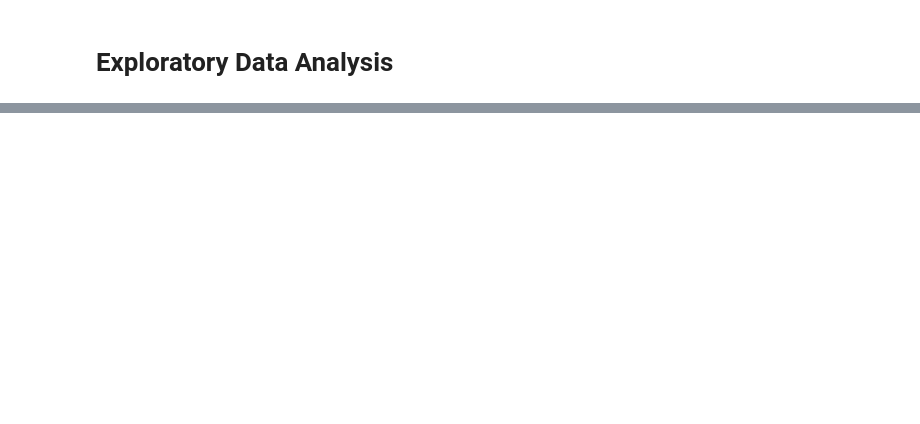
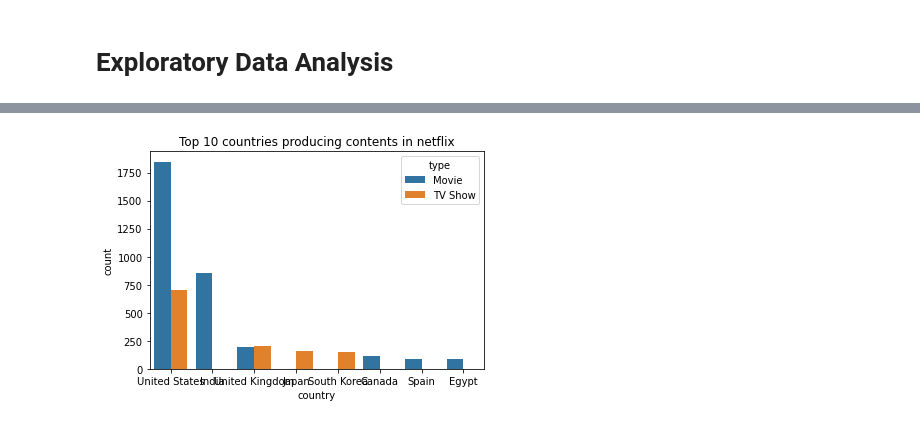
Before and after one commit to smkmohsin/NETFLIX-MOVIES-AND-TV-SHOWS-CLUSTERING, a Jupyter notebook: NETFLIX_MOVIES_AND_TV_SHOWS_CLUSTERING_Sheikh_Mohsin_Kader.ipynb, the cells around one changed output, grey strips where cells are left out. Cells and saved outputs as stored; diff of their text form; code cells hidden in the pictures; blank space fills up the shorter version.

```diff
--- a/NETFLIX_MOVIES_AND_TV_SHOWS_CLUSTERING_Sheikh_Mohsin_Kader.ipynb
+++ b/NETFLIX_MOVIES_AND_TV_SHOWS_CLUSTERING_Sheikh_Mohsin_Kader.ipynb
@@ -183,0 +192,4 @@ sns.countplot('country', hue='type' ,data=dataset)
+# %%
+# Top 10 countries producing contents in netflix
+top_10_country =  dataset[['country','type']].value_counts()[:10].reset_index().rename(columns={0: 'count'})
+top_10_country
@@ -183,0 +208,7 @@ sns.countplot('country', hue='type' ,data=dataset)
+# %%
+# Visualize top 10 countries producing contents in netflix
+sns.barplot('country', 'count',hue='type',data=top_10_country)
+plt.title('Top 10 countries producing contents in netflix')
+rcParams['figure.figsize'] = 14,7
+# %% [output]
+[figure, added]
```
Also changed, not shown: parts of 19 cells of this notebook.
